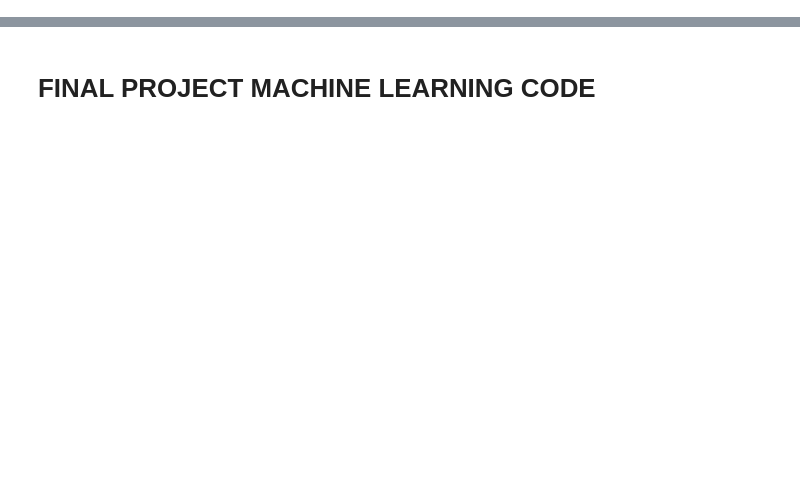
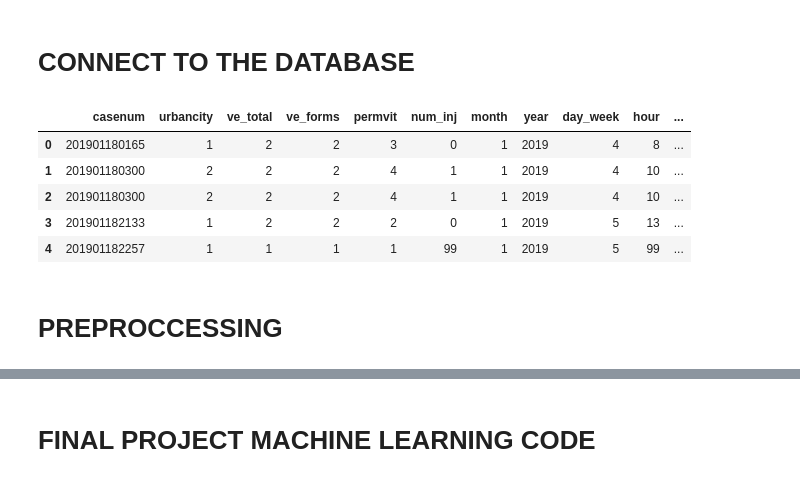
Before and after one commit to Paul-Lecander/NHTSA-Crash-Predictor, a Jupyter notebook: Crash_Machine_Learning.ipynb, the cells around one changed output, grey strips where cells are left out. Drawn from its saved outputs; the diff is of its cells as text; code cells hidden in the pictures; blank space fills up the shorter version.

```diff
--- a/Crash_Machine_Learning.ipynb
+++ b/Crash_Machine_Learning.ipynb
@@ -0,0 +13,22 @@
+# %% [markdown]
+# CONNECT TO THE DATABASE
+# %%
+# Create CSSR engine.
+cssr_engine = create_engine(crss_conn_string);
+# %%
+# Connect to server.
+cssr_conn = cssr_engine.connect();
+# %%
+# Create accidents, vehicles, people data frame.
+avp_df = pd.read_sql("SELECT * FROM public.accident_vehicle_person", cssr_conn)
+# %%
+# Show first 10 rows.
+pd.set_option("display.max_columns", None)
+avp_df.head()
+# %% [output]
+|  | casenum | urbancity | ve_total | ve_forms | permvit | num_inj | month | year | day_week | hour | ... |
+| 0 | 201901180165 | 1 | 2 | 2 | 3 | 0 | 1 | 2019 | 4 | 8 | ... |
+| 1 | 201901180300 | 2 | 2 | 2 | 4 | 1 | 1 | 2019 | 4 | 10 | ... |
+| 2 | 201901180300 | 2 | 2 | 2 | 4 | 1 | 1 | 2019 | 4 | 10 | ... |
+| 3 | 201901182133 | 1 | 2 | 2 | 2 | 0 | 1 | 2019 | 5 | 13 | ... |
+| 4 | 201901182257 | 1 | 1 | 1 | 1 | 99 | 1 | 2019 | 5 | 99 | ... |
@@ -0,0 +38,2 @@
+# %% [markdown]
+# PREPROCCESSING
```
Also changed, not shown: parts of 63 cells of this notebook.
